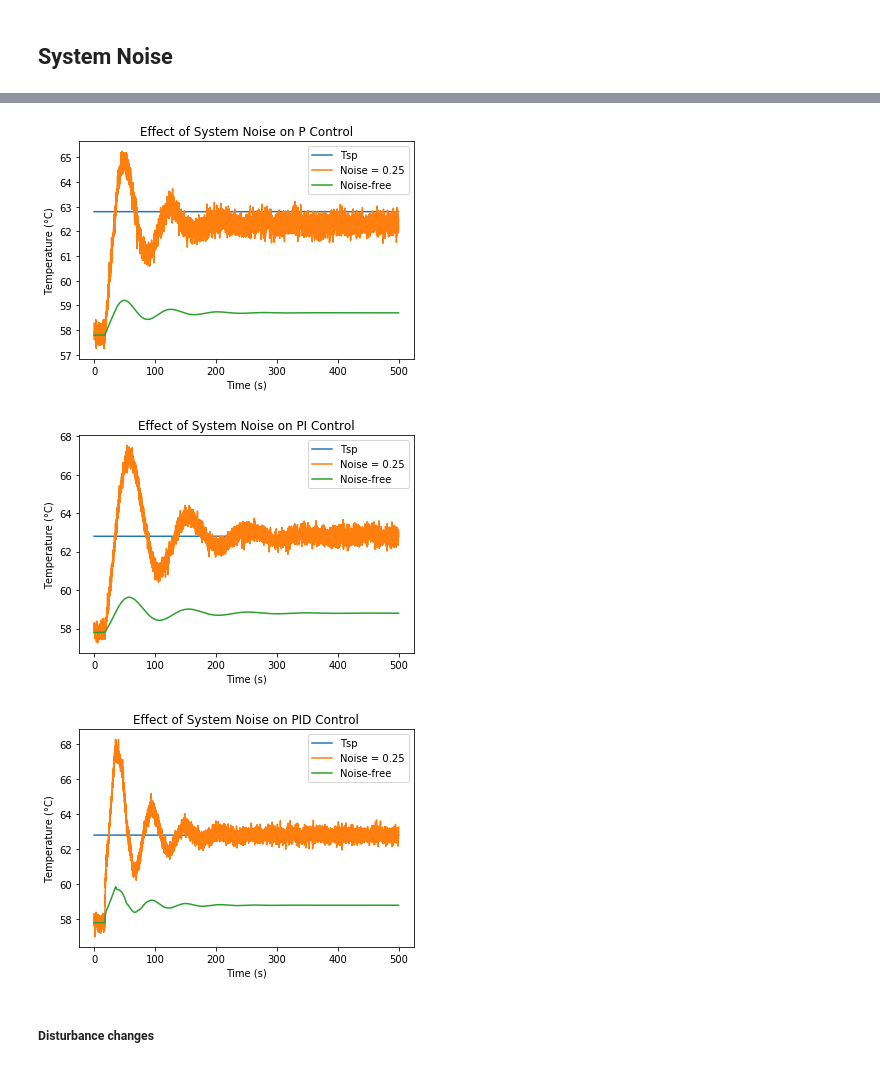
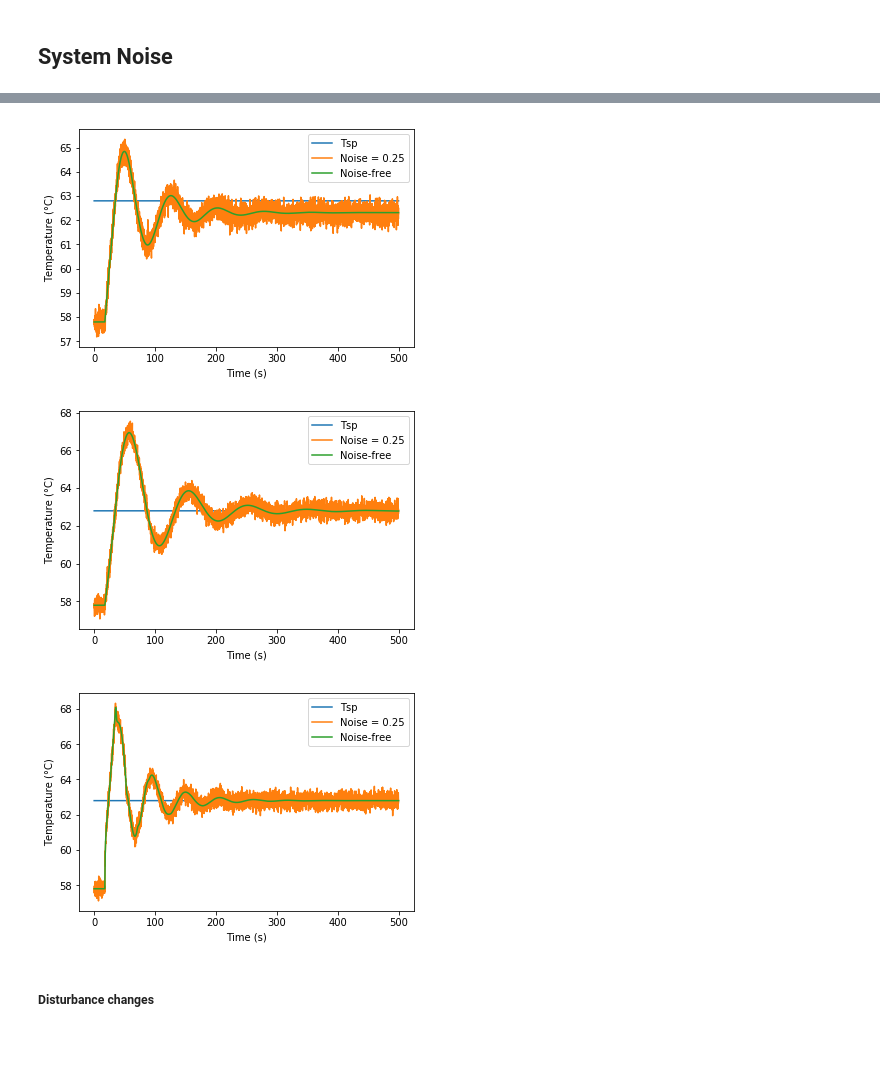
Before and after one commit to JarrydWebber/CPB-Group-17-2020, a Jupyter notebook: CC + IAE with TCLab.ipynb, the cells around one changed output, grey strips where cells are left out. Drawn from its saved outputs; the diff is of its cells as text; code cells hidden in the pictures.

```diff
--- a/CC + IAE with TCLab.ipynb
+++ b/CC + IAE with TCLab.ipynb
@@ -63,7 +63,7 @@ def cohen_coon(controller_type, parameters):
     if controller_type == 'PD':
         Kc = (1.24/Kp)*(τ/θ + 0.129)
         τd = 0.27*θ*((τ - 0.324*θ)/(τ + 0.129*θ))
-        α = 2
+        α = 0.2
         return Kc, τd, α
 
 #PID controller
@@ -102,8 +102,6 @@ def system_block(Kp, τp, θp):
 # %% [markdown]
 - The following cell contains the blocks that can be used as 'controller_block' inputs to the 'diagram' function.
 - The parameters need to be changed to the correct FOPDT + Cohen-Coon parameters
-# %%
-Gp = system_block(Kp, τp, θp)
 # %%
 parameters = Kp, τp, θp
 
@@ -131,10 +129,10 @@ def diagram(controller_block ,system_block, setpoint, disturbance):
 # %% [markdown]
 ##### Setpoint Changes
 # %%
-diagram_P = diagram(Gc_P, Gp,1, 0)
-diagram_PI = diagram(Gc_PI, Gp, 1, 0)
-diagram_PD = diagram(Gc_PD, Gp, 1, 0)
-diagram_PID = diagram(Gc_PID, Gp, 1, 0)
+diagram_P = diagram(Gc_P, Gp,5, 0)
+diagram_PI = diagram(Gc_PI, Gp, 5, 0)
+diagram_PD = diagram(Gc_PD, Gp, 5, 0)
+diagram_PID = diagram(Gc_PID, Gp, 5, 0)
 # %%
 ts = np.linspace(0, 500, 5000)
 # %%
@@ -611,39 +610,39 @@ noise_simulation_PID = noise_diagram_PID.simulate(ts, progress = True)
 plt.figure(1)
 plt.plot(list(ts), [T+To_p for T in noise_simulation_P['Tsp']], label='Tsp')
 plt.plot(list(ts), [T+To_p for T in noise_simulation_P['T']], label='Noise = 0.25')
 plt.plot(list(ts), [T+To_p for T in simulation_P['T']], label='Noise-free')
-plt.title('Effect of System Noise on P Control')
 plt.xlabel('Time (s)')
 plt.ylabel('Temperature (°C)')
 plt.legend()
+plt.savefig('Effect of System Noise on P Control.pdf', format='pdf')
 plt.show()
 
 plt.figure(2)
 plt.plot(list(ts), [T+To_p for T in noise_simulation_PI['Tsp']], label='Tsp')
 plt.plot(list(ts), [T+To_p for T in noise_simulation_PI['T']], label='Noise = 0.25')
 plt.plot(list(ts), [T+To_p for T in simulation_PI['T']], label='Noise-free')
-plt.title('Effect of System Noise on PI Control')
 plt.xlabel('Time (s)')
 plt.ylabel('Temperature (°C)')
 plt.legend()
+plt.savefig('Effect of System Noise on PI Control.pdf', format='pdf')
 plt.show()
 
 plt.figure(3)
 plt.plot(list(ts), [T+To_p for T in noise_simulation_PID['Tsp']], label='Tsp')
 plt.plot(list(ts), [T+To_p for T in noise_simulation_PID['T']], label='Noise = 0.25')
 plt.plot(list(ts), [T+To_p for T in simulation_PID['T']], label='Noise-free')
-plt.title('Effect of System Noise on PID Control')
 plt.xlabel('Time (s)')
 plt.ylabel('Temperature (°C)')
 plt.legend()
+plt.savefig('Effect of System Noise on PID Control.pdf', format='pdf')
 plt.show()
 # %% [output]
 [interactive output not drawn]
 [interactive output not drawn]
 [interactive output not drawn]
-[figure, old version]
+[figure, new version]
-[figure, old version]
+[figure, new version]
-[figure, old version]
+[figure, new version]
 # %% [markdown]
 ##### Disturbance changes
 # %%
```
Also changed, not shown: parts of 7 cells of this notebook, 6 other files.
